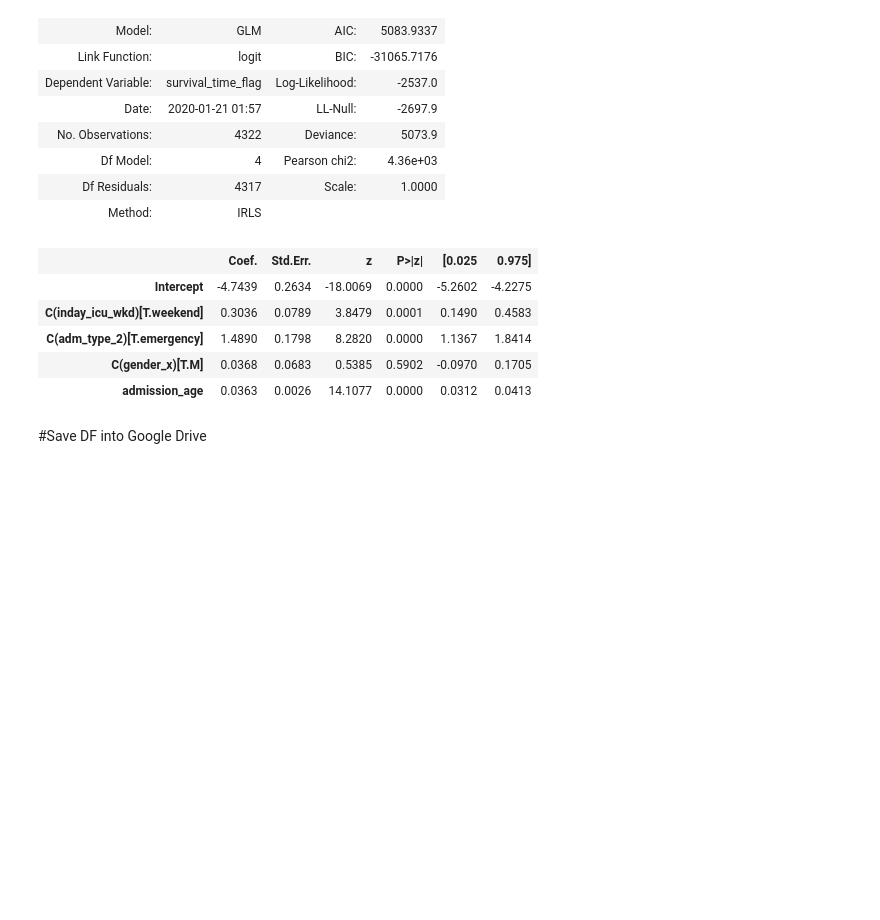
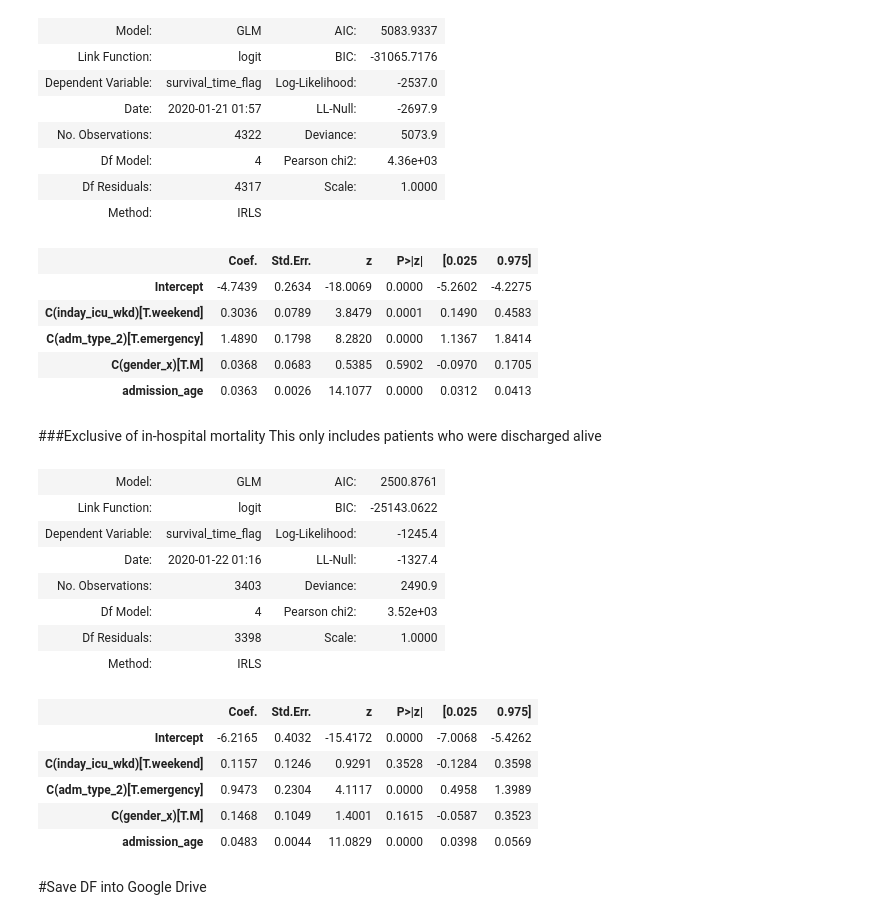
Before and after one commit to the-moose-machine/medical, a Jupyter notebook: WeekendStrokeMortality.ipynb, the cells around one changed output. Cells and saved outputs as stored; diff of their text form; code cells hidden in the pictures; blank space fills up the shorter version.

```diff
--- a/WeekendStrokeMortality.ipynb
+++ b/WeekendStrokeMortality.ipynb
@@ -1020,6 +1215,32 @@ adj_glm.summary2()
 | C(adm_type_2)[T.emergency] | 1.4890 | 0.1798 | 8.2820 | 0.0000 | 1.1367 | 1.8414 |
 | C(gender_x)[T.M] | 0.0368 | 0.0683 | 0.5385 | 0.5902 | -0.0970 | 0.1705 |
 | admission_age | 0.0363 | 0.0026 | 14.1077 | 0.0000 | 0.0312 | 0.0413 |
+# %% [markdown]
+###Exclusive of in-hospital mortality
+This only includes patients who were discharged alive
+# %%
+#Measured against the flag variable for clarity
+#Short survival = 1
+#For Short and Long term Survival adjusting for admission type, age and sex
+adj_glm = smf.glm('survival_time_flag ~ C(inday_icu_wkd) + C(adm_type_2) + admission_age +C(gender_x)',
+                     data=df_survived, family=sm.families.Binomial()).fit()
+adj_glm.summary2()
+# drop1(adj.glm,test="Chisq")
+# %% [output]
+| Model: | GLM | AIC: | 2500.8761 |
+| Link Function: | logit | BIC: | -25143.0622 |
+| Dependent Variable: | survival_time_flag | Log-Likelihood: | -1245.4 |
+| Date: | 2020-01-22 01:16 | LL-Null: | -1327.4 |
+| No. Observations: | 3403 | Deviance: | 2490.9 |
+| Df Model: | 4 | Pearson chi2: | 3.52e+03 |
+| Df Residuals: | 3398 | Scale: | 1.0000 |
+| Method: | IRLS |  |  |
+|  | Coef. | Std.Err. | z | P>|z| | [0.025 | 0.975] |
+| Intercept | -6.2165 | 0.4032 | -15.4172 | 0.0000 | -7.0068 | -5.4262 |
+| C(inday_icu_wkd)[T.weekend] | 0.1157 | 0.1246 | 0.9291 | 0.3528 | -0.1284 | 0.3598 |
+| C(adm_type_2)[T.emergency] | 0.9473 | 0.2304 | 4.1117 | 0.0000 | 0.4958 | 1.3989 |
+| C(gender_x)[T.M] | 0.1468 | 0.1049 | 1.4001 | 0.1615 | -0.0587 | 0.3523 |
+| admission_age | 0.0483 | 0.0044 | 11.0829 | 0.0000 | 0.0398 | 0.0569 |
 # %% [markdown]
 #Save DF into Google Drive
 # %%
```
Also changed, not shown: parts of 35 cells of this notebook.
